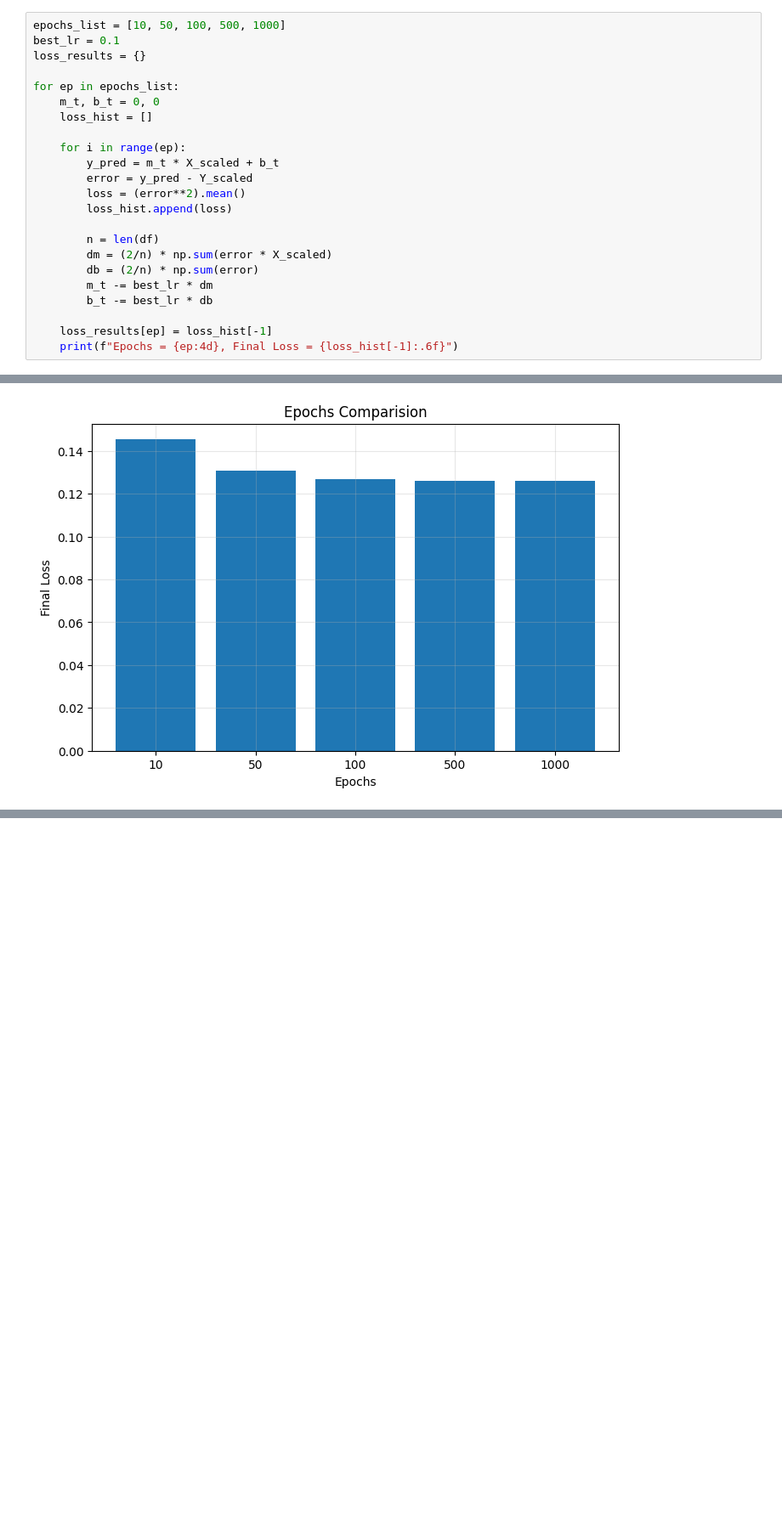
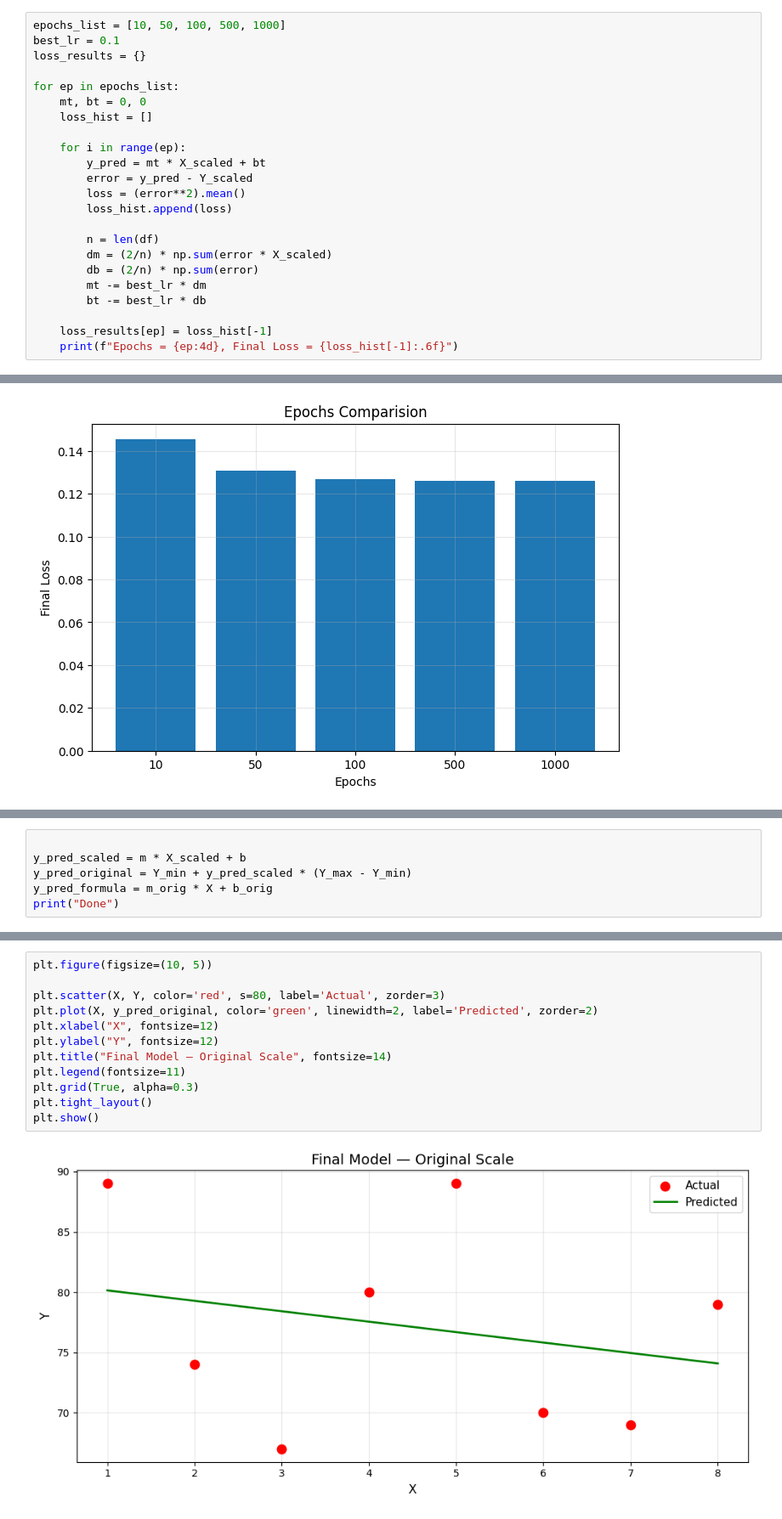
Before and after one commit to ather-ops/Supervised-ML-from-scratch, a Jupyter notebook: linear-regression/Linear-regression-part-III.ipynb, the cells around one changed output, grey strips where cells are left out. Shown at 85% size. Cells and saved outputs as stored; diff of their text form; blank space fills up the shorter version.

```diff
--- a/linear-regression/Linear-regression-part-III.ipynb
+++ b/linear-regression/Linear-regression-part-III.ipynb
@@ -169,11 +167,11 @@ best_lr = 0.1
 loss_results = {}
 
 for ep in epochs_list:
-    m_t, b_t = 0, 0
+    mt, bt = 0, 0
     loss_hist = []
 
     for i in range(ep):
-        y_pred = m_t * X_scaled + b_t
+        y_pred = mt * X_scaled + bt
         error = y_pred - Y_scaled
         loss = (error**2).mean()
         loss_hist.append(loss)
@@ -181,8 +179,8 @@ for ep in epochs_list:
         n = len(df)
         dm = (2/n) * np.sum(error * X_scaled)
         db = (2/n) * np.sum(error)
-        m_t -= best_lr * dm
-        b_t -= best_lr * db
+        mt -= best_lr * dm
+        bt -= best_lr * db
 
     loss_results[ep] = loss_hist[-1]
     print(f"Epochs = {ep:4d}, Final Loss = {loss_hist[-1]:.6f}")
@@ -206,0 +301,6 @@ plt.show()
+# %%
+
+y_pred_scaled = m * X_scaled + b
+y_pred_original = Y_min + y_pred_scaled * (Y_max - Y_min)
+y_pred_formula = m_orig * X + b_orig
+print("Done")
@@ -206,0 +311,14 @@ plt.show()
+# %%
+plt.figure(figsize=(10, 5))
+
+plt.scatter(X, Y, color='red', s=80, label='Actual', zorder=3)
+plt.plot(X, y_pred_original, color='green', linewidth=2, label='Predicted', zorder=2)
+plt.xlabel("X", fontsize=12)
+plt.ylabel("Y", fontsize=12)
+plt.title("Final Model — Original Scale", fontsize=14)
+plt.legend(fontsize=11)
+plt.grid(True, alpha=0.3)
+plt.tight_layout()
+plt.show()
+# %% [output]
+[figure, added]
```
Also changed, not shown: parts of 9 cells of this notebook, 1 other file.
